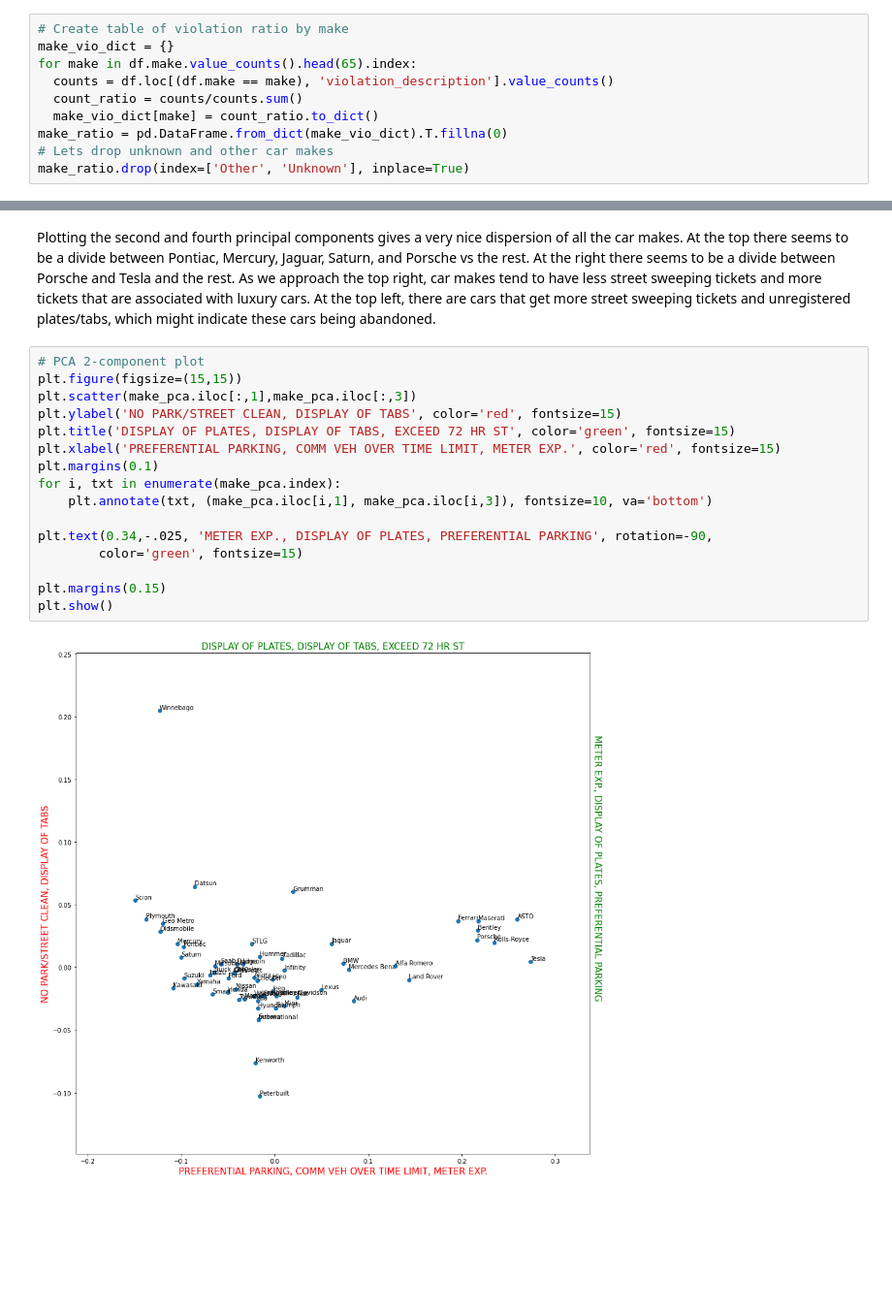
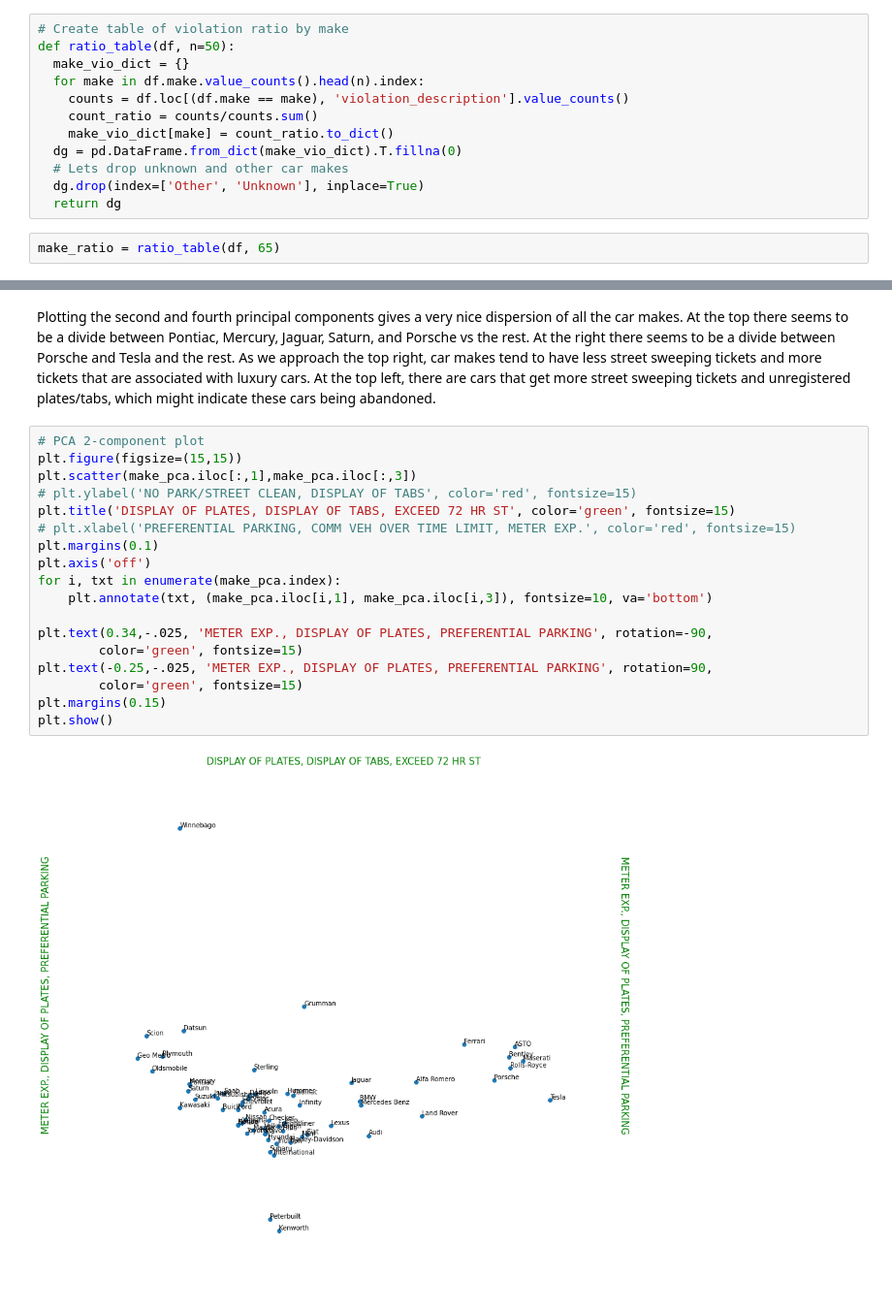
Before and after one commit to gregpawin/lucky-parking, a Jupyter notebook: notebooks/exploratory/1-gp-explore_car_make.ipynb, the cells around one changed output, grey strips where cells are left out. Shown at 97% size. Saved outputs shown, nothing was run; the diff lists cells and outputs as text; blank space fills up the shorter version.

```diff
--- a/notebooks/exploratory/1-gp-explore_car_make.ipynb
+++ b/notebooks/exploratory/1-gp-explore_car_make.ipynb
@@ -70,14 +70,18 @@ NO STOP/STANDING           40530
 Name: violation_description, dtype: int64
 # %%
 # Create table of violation ratio by make
-make_vio_dict = {}
-for make in df.make.value_counts().head(65).index:
-  counts = df.loc[(df.make == make), 'violation_description'].value_counts()
-  count_ratio = counts/counts.sum()
-  make_vio_dict[make] = count_ratio.to_dict()
-make_ratio = pd.DataFrame.from_dict(make_vio_dict).T.fillna(0)
-# Lets drop unknown and other car makes
-make_ratio.drop(index=['Other', 'Unknown'], inplace=True)
+def ratio_table(df, n=50):
+  make_vio_dict = {}
+  for make in df.make.value_counts().head(n).index:
+    counts = df.loc[(df.make == make), 'violation_description'].value_counts()
+    count_ratio = counts/counts.sum()
+    make_vio_dict[make] = count_ratio.to_dict()
+  dg = pd.DataFrame.from_dict(make_vio_dict).T.fillna(0)
+  # Lets drop unknown and other car makes
+  dg.drop(index=['Other', 'Unknown'], inplace=True)
+  return dg
+# %%
+make_ratio = ratio_table(df, 65)
 # %%
 # Show table of violation ratios
 make_ratio.head(10).style.background_gradient(cmap='Blues').format("{:.3f}")
@@ -282,18 +286,20 @@ Plotting the second and fourth principal components gives a very nice dispersion
 # %%
 # PCA 2-component plot
 plt.figure(figsize=(15,15))
 plt.scatter(make_pca.iloc[:,1],make_pca.iloc[:,3])
-plt.ylabel('NO PARK/STREET CLEAN, DISPLAY OF TABS', color='red', fontsize=15)
+# plt.ylabel('NO PARK/STREET CLEAN, DISPLAY OF TABS', color='red', fontsize=15)
 plt.title('DISPLAY OF PLATES, DISPLAY OF TABS, EXCEED 72 HR ST', color='green', fontsize=15)
-plt.xlabel('PREFERENTIAL PARKING, COMM VEH OVER TIME LIMIT, METER EXP.', color='red', fontsize=15)
+# plt.xlabel('PREFERENTIAL PARKING, COMM VEH OVER TIME LIMIT, METER EXP.', color='red', fontsize=15)
 plt.margins(0.1)
+plt.axis('off')
 for i, txt in enumerate(make_pca.index):
     plt.annotate(txt, (make_pca.iloc[i,1], make_pca.iloc[i,3]), fontsize=10, va='bottom')
 
 plt.text(0.34,-.025, 'METER EXP., DISPLAY OF PLATES, PREFERENTIAL PARKING', rotation=-90,
         color='green', fontsize=15)
-
+plt.text(-0.25,-.025, 'METER EXP., DISPLAY OF PLATES, PREFERENTIAL PARKING', rotation=90,
+        color='green', fontsize=15)
 plt.margins(0.15)
 plt.show()
 # %% [output]
-[figure, old version]
+[figure, new version]
```
Also changed, not shown: parts of 19 cells of this notebook, 4 other files.
